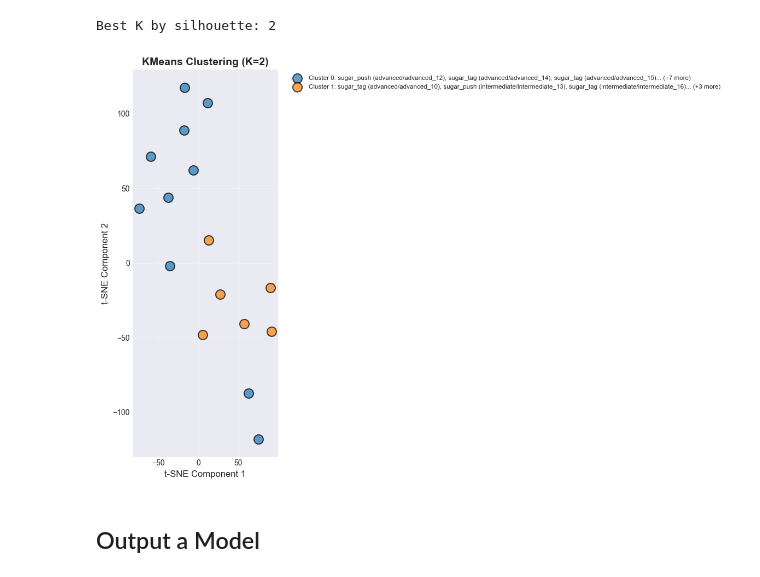
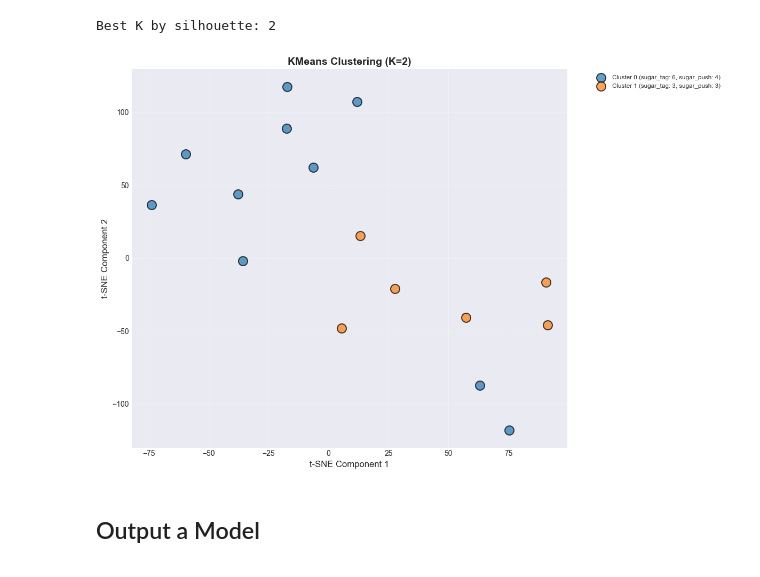
Before and after one commit to AniaNiedzialek/CS171_project, a Jupyter notebook: notebooks/03_analyze_keypoints.ipynb, the cells around one changed output. Saved outputs shown, nothing was run; the diff lists cells and outputs as text; code cells hidden in the pictures.

```diff
--- a/notebooks/03_analyze_keypoints.ipynb
+++ b/notebooks/03_analyze_keypoints.ipynb
@@ -353,31 +353,33 @@ Best K by silhouette: 2
 # %%
 # plot clusters
 plt.figure(figsize=(12, 8))
 palette = sns.color_palette('tab10', n_colors=len(np.unique(labels)))
 cluster_to_indices = {cl: np.where(labels == cl)[0] for cl in np.unique(labels)}
 
 for i, cl in enumerate(np.unique(labels)):
     idxs = cluster_to_indices[cl]
-    vids = [f"{meta.iloc[idx]['label']} ({meta.iloc[idx]['division']}/{meta.iloc[idx]['video']})" for idx in idxs]
 
-    if len(vids) > 3:
-        legend_label = f"Cluster {cl}: {', '.join(vids[:3])}... (+{len(vids)-3} more)"
-    else:
-        legend_label = f"Cluster {cl}: {', '.join(vids)}"
+    # Calculate composition of the cluster
+    cluster_labels = meta.iloc[idxs]['label']
+    counts = cluster_labels.value_counts()
+    desc_parts = [f"{lbl}: {cnt}" for lbl, cnt in counts.items()]
+    desc = ", ".join(desc_parts)
+
+    legend_label = f"Cluster {cl} ({desc})"
 
     plt.scatter(emb_plot[idxs, 0], emb_plot[idxs, 1], label=legend_label,
                s=150, alpha=0.7, color=palette[i % len(palette)],
                edgecolors='black', linewidth=1.5)
 
 plt.xlabel(f'{method} Component 1', fontsize=12)
 plt.ylabel(f'{method} Component 2', fontsize=12)
 plt.title(f'KMeans Clustering (K={best_k})', fontsize=14, fontweight='bold')
 plt.legend(bbox_to_anchor=(1.05, 1), loc='upper left', fontsize='small')
 plt.grid(True, alpha=0.3)
 plt.tight_layout()
 plt.show()
 # %% [output]
-[figure, old version]
+[figure, new version]
 # %% [markdown]
 ## Output a Model
 # %%
```
Also changed, not shown: parts of 1 cell of this notebook.
